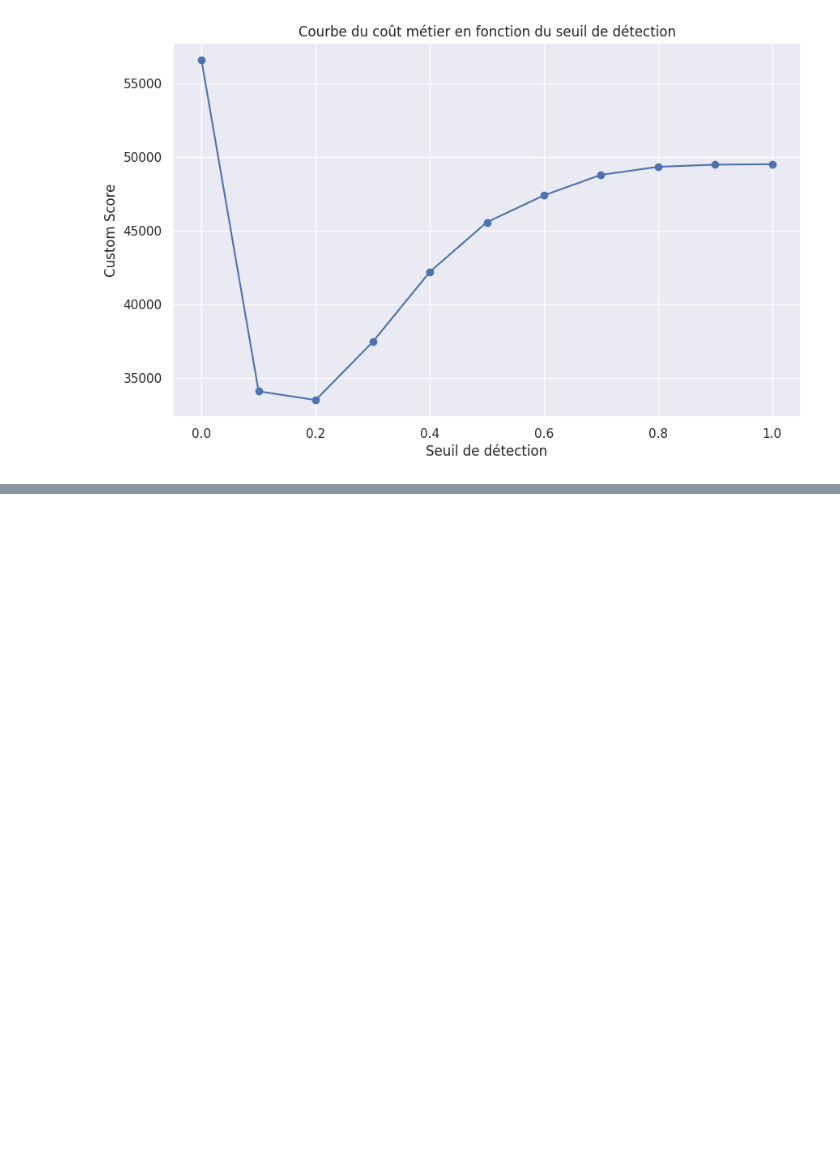
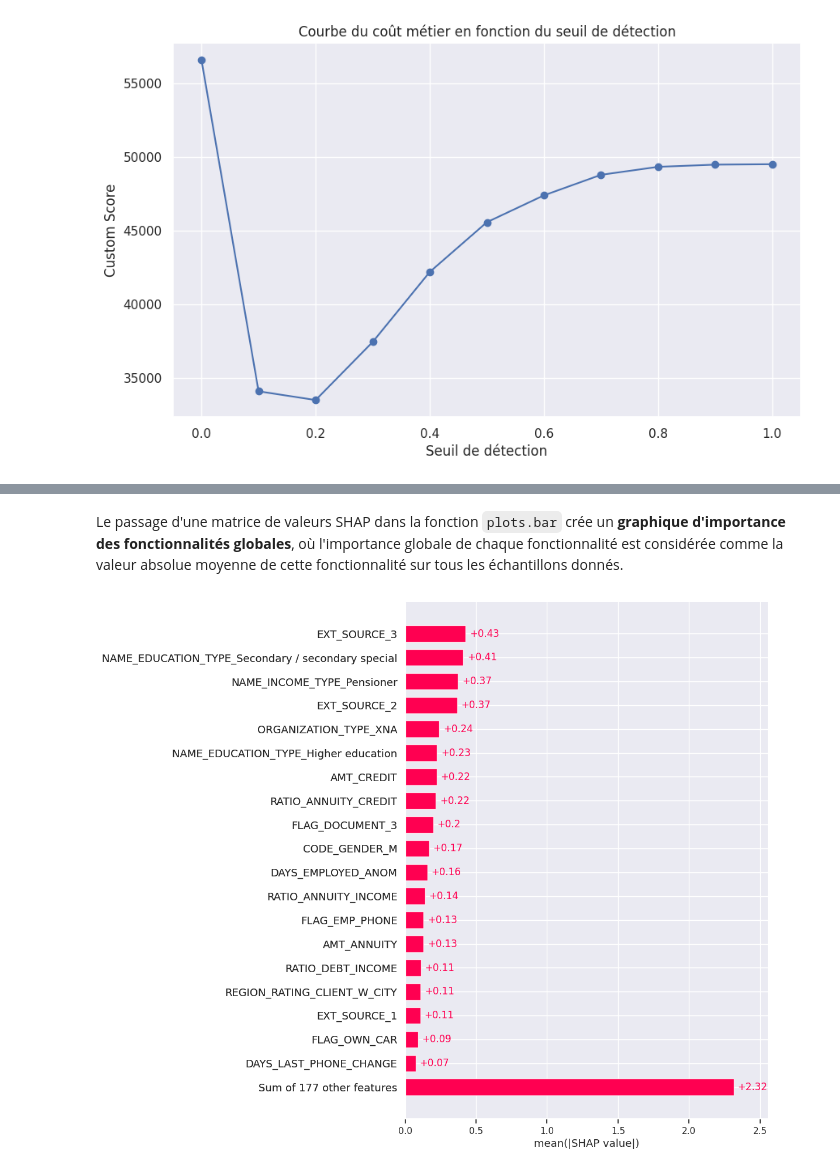
Before and after one commit to DavidScanu/oc-ai-engineer-p04-scoring, a Jupyter notebook: p04_scanu_david_02_notebook_training_2024_11_22.ipynb, the cells around one changed output, grey strips where cells are left out. Cells and saved outputs as stored; diff of their text form; code cells hidden in the pictures; blank space fills up the shorter version.

```diff
--- a/p04_scanu_david_02_notebook_training_2024_11_22.ipynb
+++ b/p04_scanu_david_02_notebook_training_2024_11_22.ipynb
@@ -1574,0 +1582,6 @@ Pour une meilleure compréhension, il est recommandé de visualiser les résulta
+# %% [markdown]
+Le passage d'une matrice de valeurs SHAP dans la fonction `plots.bar` crée un **graphique d'importance des fonctionnalités globales**, où l'importance globale de chaque fonctionnalité est considérée comme la valeur absolue moyenne de cette fonctionnalité sur tous les échantillons donnés.
+# %%
+shap.plots.bar(shap_values, max_display=20)
+# %% [output]
+[figure, added]
```
Also changed, not shown: parts of 25 cells of this notebook, 1 other file.
